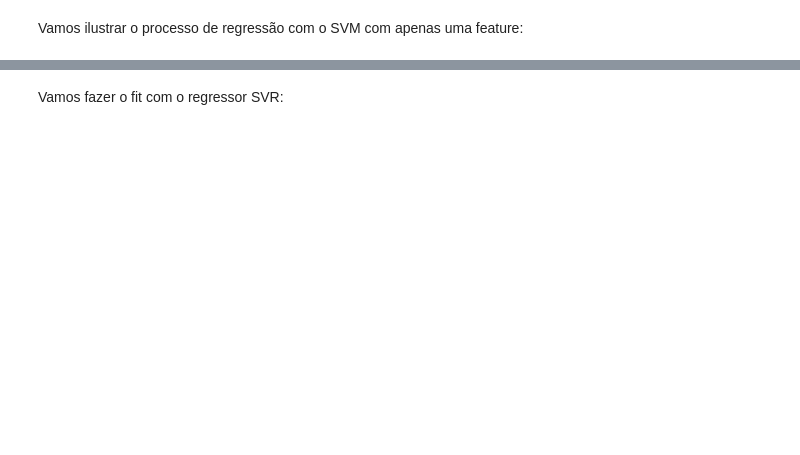
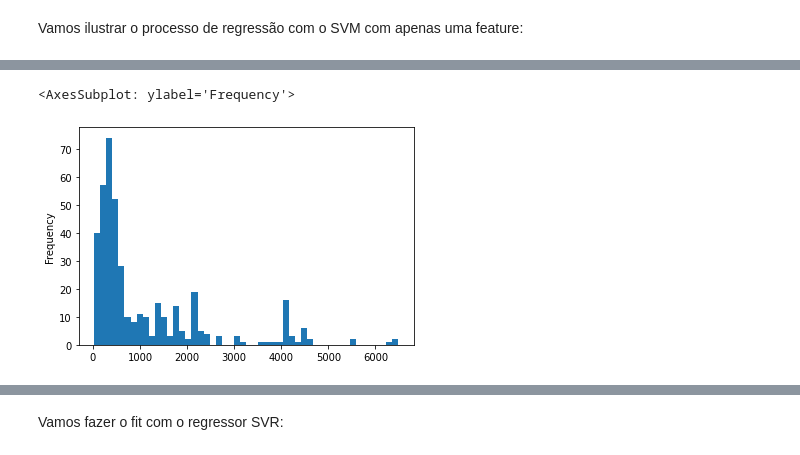
Before and after one commit to carolinarutililima/ADA_Santander, a Jupyter notebook: Machine Learning II/aula_2.ipynb, the cells around one changed output, grey strips where cells are left out. Cells and saved outputs as stored; diff of their text form; code cells hidden in the pictures; blank space fills up the shorter version.

```diff
--- a/Machine Learning II/aula_2.ipynb
+++ b/Machine Learning II/aula_2.ipynb
@@ -924,0 +954,5 @@ Vamos ilustrar o processo de regressão com o SVM com apenas uma feature:
+# %%
+df['X3 distance to the nearest MRT station'].plot(kind = 'hist', bins = 50)
+# %% [output]
+<AxesSubplot: ylabel='Frequency'>
+[figure, added]
```
Also changed, not shown: parts of 16 cells of this notebook, 2 other files.
